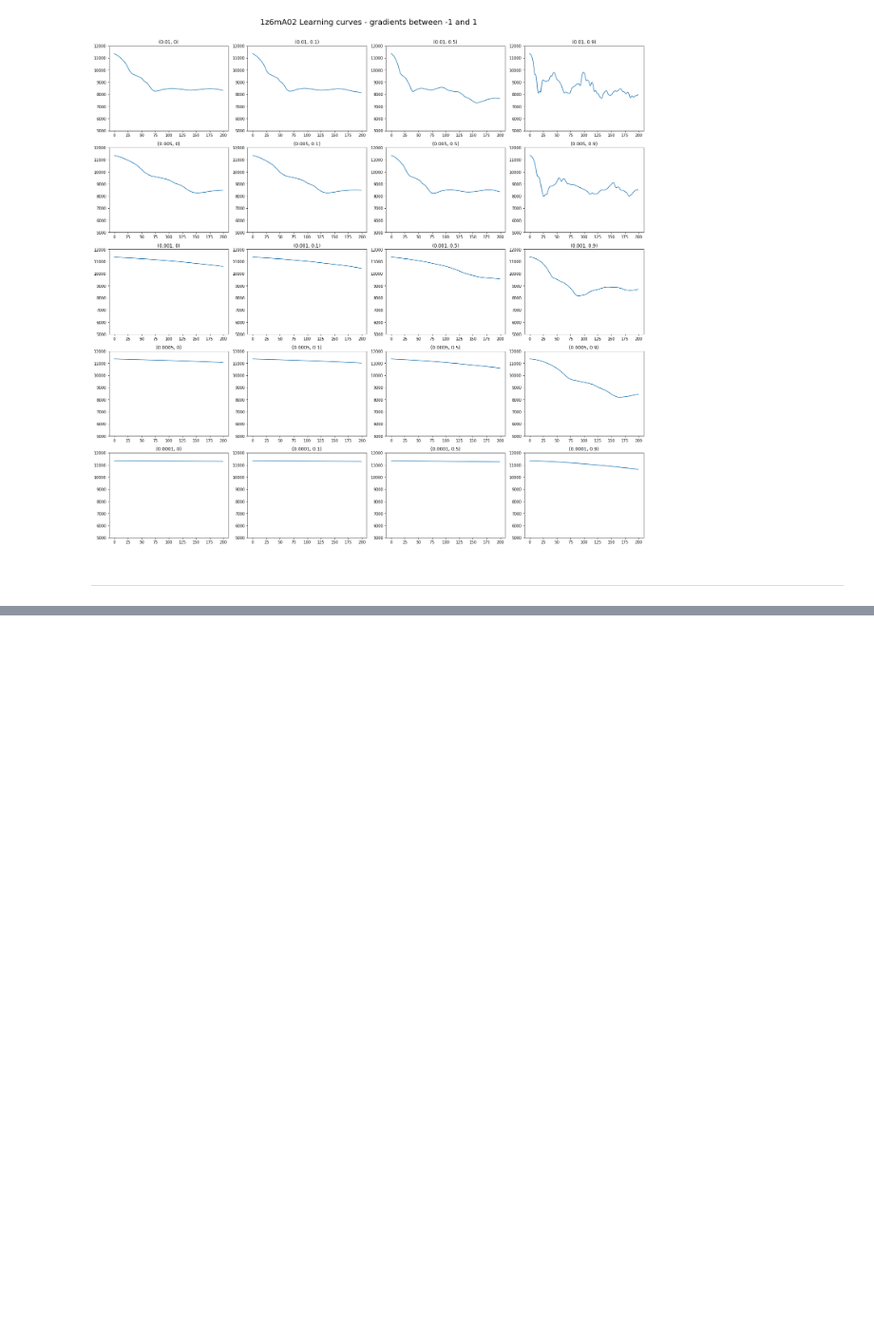
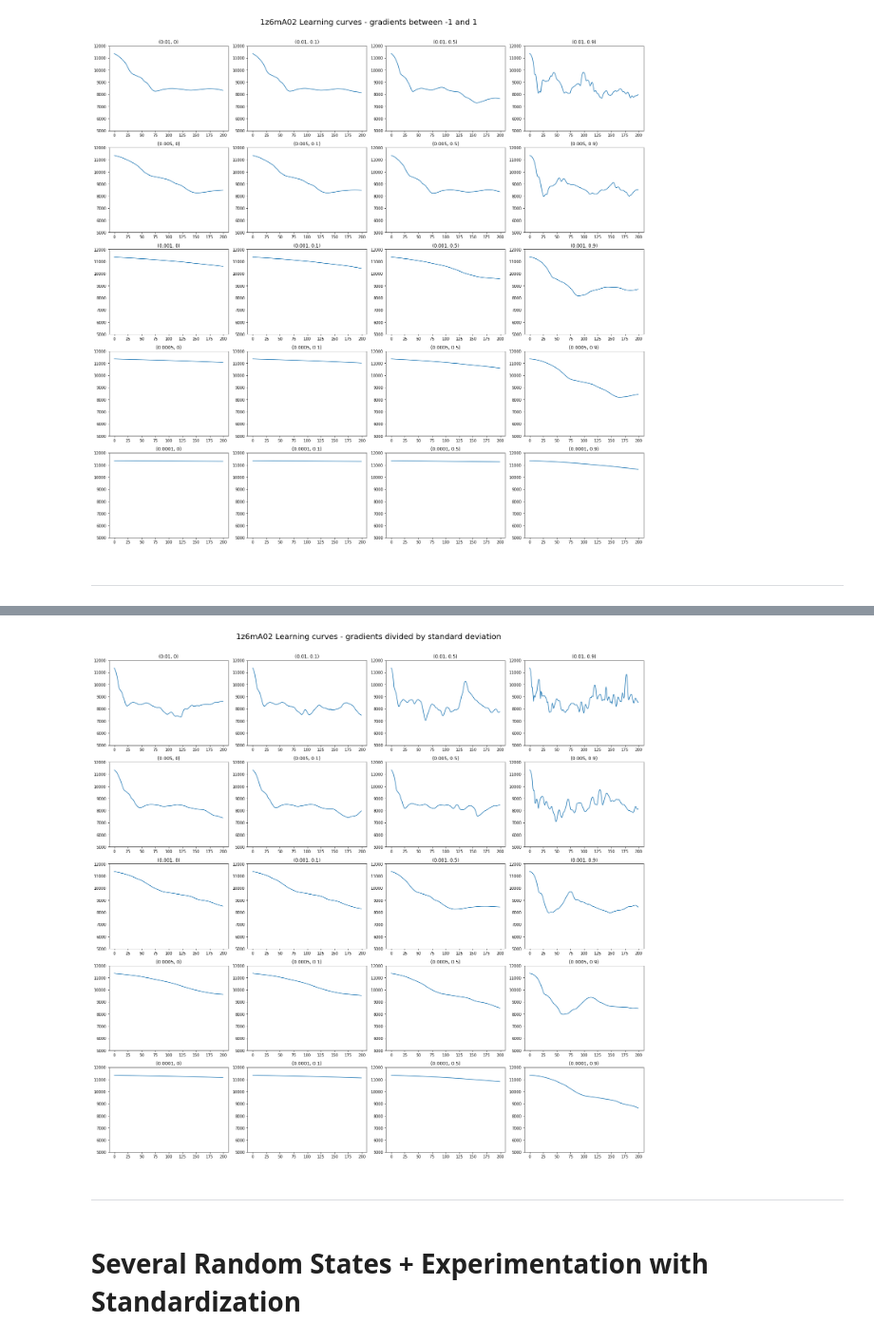
Before and after one commit to andynet/protein_folding, a Jupyter notebook: scripts/structure_realization_our/smooth_distogram.ipynb, the cells around one changed output, grey strips where cells are left out. Shown at 95% size. Drawn from its saved outputs; the diff is of its cells as text; code cells hidden in the pictures; blank space fills up the shorter version.

```diff
--- a/scripts/structure_realization_our/smooth_distogram.ipynb
+++ b/scripts/structure_realization_our/smooth_distogram.ipynb
@@ -282,6 +334,20 @@ Iteration 170, Loss: 10794.146
 Iteration 180, Loss: 10746.049
 Iteration 190, Loss: 10698.102
 Iteration 199, Loss: 10651.533
+# %%
+optimized22 = {}
+for p in params:
+    s = optimize('1z6mA02', random_state=2, iterations=200, lr=p[0],
+                 momentum=p[1], normal=True, angle_potential=False, normalize_gradients=False,
+                scale_gradients=True)
+    optimized22[f'{p}'] = s
+# %%
+optimized23 = {}
+for p in params:
+    s = optimize('1z6mA02', random_state=3, iterations=200, lr=p[0],
+                 momentum=p[1], normal=True, angle_potential=False, normalize_gradients=False,
+                scale_gradients=True)
+    optimized23[f'{p}'] = s
 # %%
 with open('1z6mA02_trials/1z6m_smooth_scaled.pkl', 'wb') as f:
     pickle.dump(optimized2, f)
@@ -308,3 +371,0 @@ import pickle
-# %%
-with open('1z6mA02_trials/1z6m_smooth_standnorm.pkl', 'rb') as f:
-    s = pickle.load(f)
@@ -320,0 +374,7 @@ IndexError: list index out of range
+# %%
+optimized3 = {}
+for p in params:
+    s = optimize('1z6mA02', random_state=1, iterations=200, lr=p[0],
+                 momentum=p[1], normal=True, angle_potential=False, normalize_gradients=False,
+                scale_gradients=False, normalize_gradients_2=True)
+    optimized3[f'{p}'] = s
@@ -320,0 +413,20 @@ IndexError: list index out of range
+# %%
+fig, ax = plt.subplots(5, 4, figsize=(20, 20))
+
+for i in range(5):
+    for j in range(4):
+        ind = i * 4 + j
+        k = list(optimized3.keys())[ind]
+        ax[i, j].plot(optimized3[k][2][:, 0], optimized3[k][2][:, 1])
+        ax[i, j].set_ylim(5000, 12000)
+        ax[i, j].set_title(k)
+
+fig.suptitle('1z6mA02 Learning curves - gradients divided by standard deviation', fontsize=20)
+fig.tight_layout(rect=[0, 0.03, 1, 0.95])
+plt.savefig('../../plots/structure_realization/1z6m_lrcrvs_norm2.png')
+# %% [output]
+[figure, added]
+# %% [markdown]
+---
+# %% [markdown]
+# Several Random States + Experimentation with Standardization
```
Also changed, not shown: parts of 28 cells of this notebook, 22 other files.
